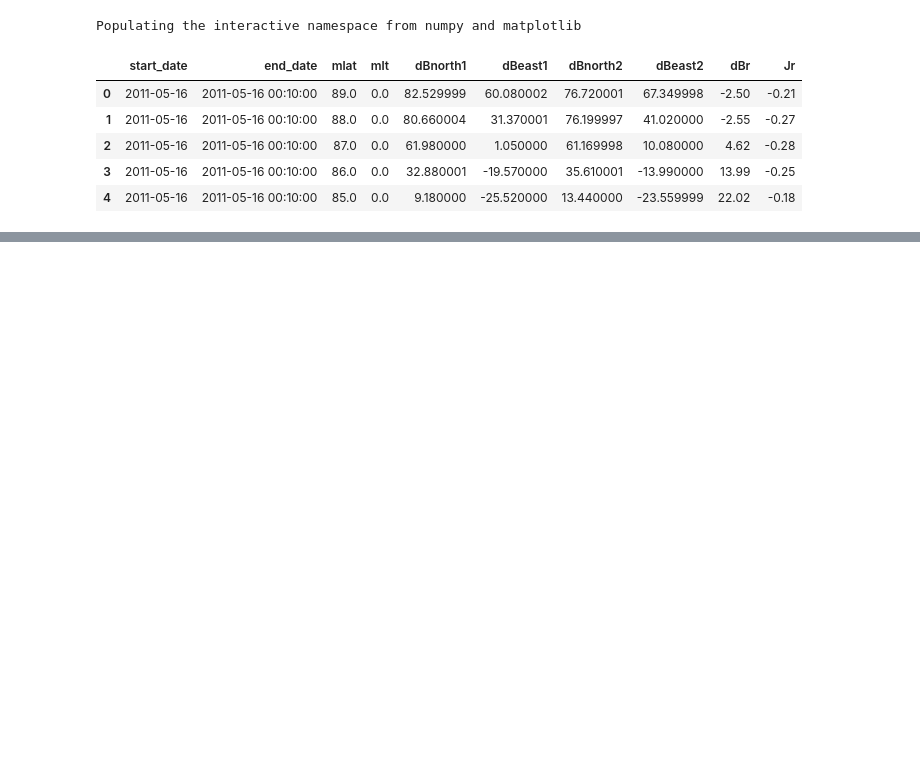
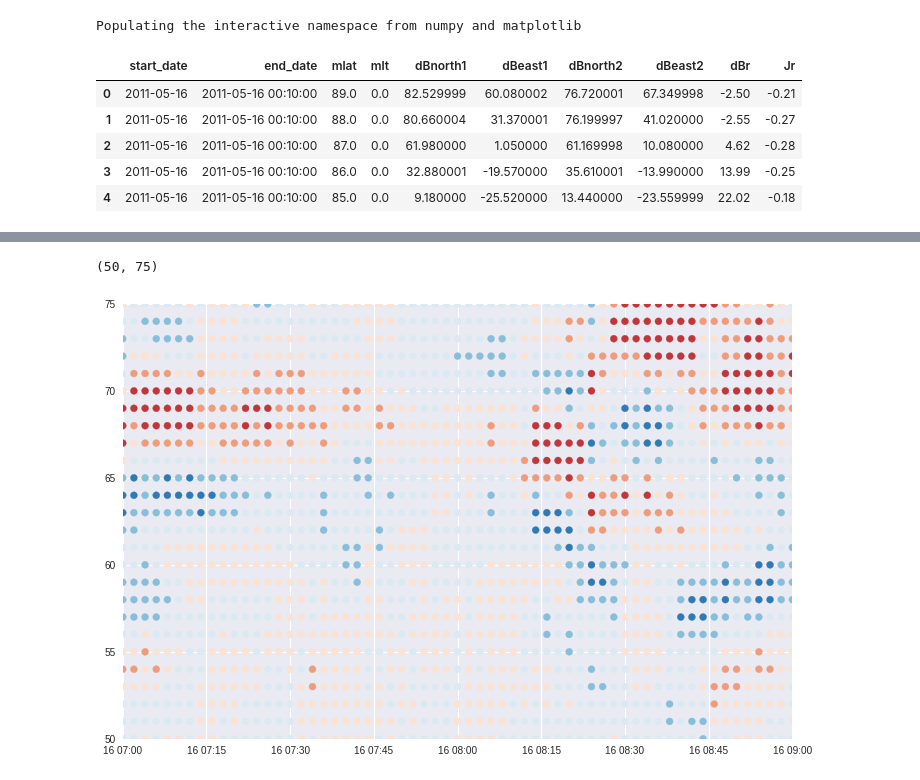
Before and after one commit to bharatreddy/scwsaps, a Jupyter notebook: ipy/read_amp.ipynb, the cells around one changed output, grey strips where cells are left out. Drawn from its saved outputs; the diff is of its cells as text; code cells hidden in the pictures; blank space fills up the shorter version.

```diff
--- a/ipy/read_amp.ipynb
+++ b/ipy/read_amp.ipynb
@@ -92,0 +122,16 @@ ax.set_xlim([50,75])
+# %%
+fig = plt.figure(figsize=(12, 8))
+ax = fig.add_subplot(111)
+seaMap = ListedColormap(sns.color_palette("RdBu_r"))
+
+
+rtiAmpDF = ampDF[ (ampDF["mlt"] == 22.) &\
+                 (numpy.abs(ampDF["Jr"]) >= 0.) ]
+
+ax.scatter( rtiAmpDF["start_date"].values, rtiAmpDF["mlat"].values,\
+           c=rtiAmpDF["Jr"].values, cmap=seaMap,vmin=-0.4, vmax=0.4 )
+ax.set_xlim( [datetime.datetime(2011,5,16,7,0), datetime.datetime(2011,5,16,9,0)] )
+ax.set_ylim( [50, 75] )
+# %% [output]
+(50, 75)
+[figure, added]
```
Also changed, not shown: parts of 6 cells of this notebook, 8 other files.
